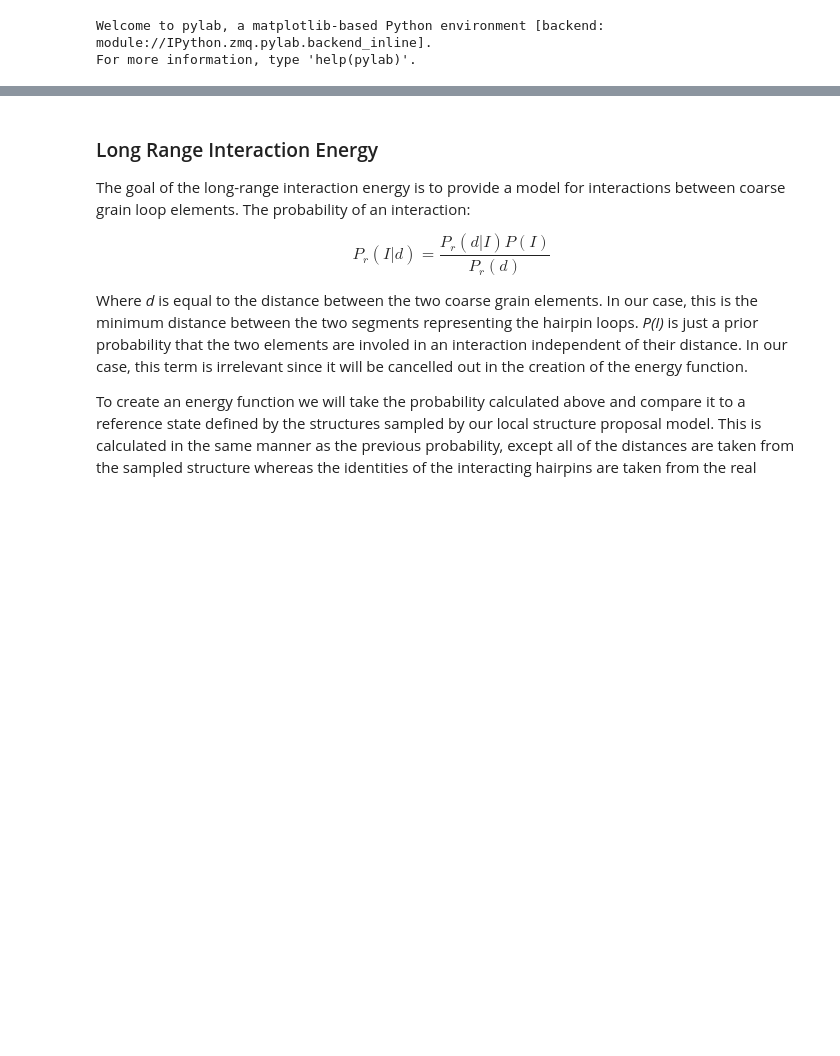
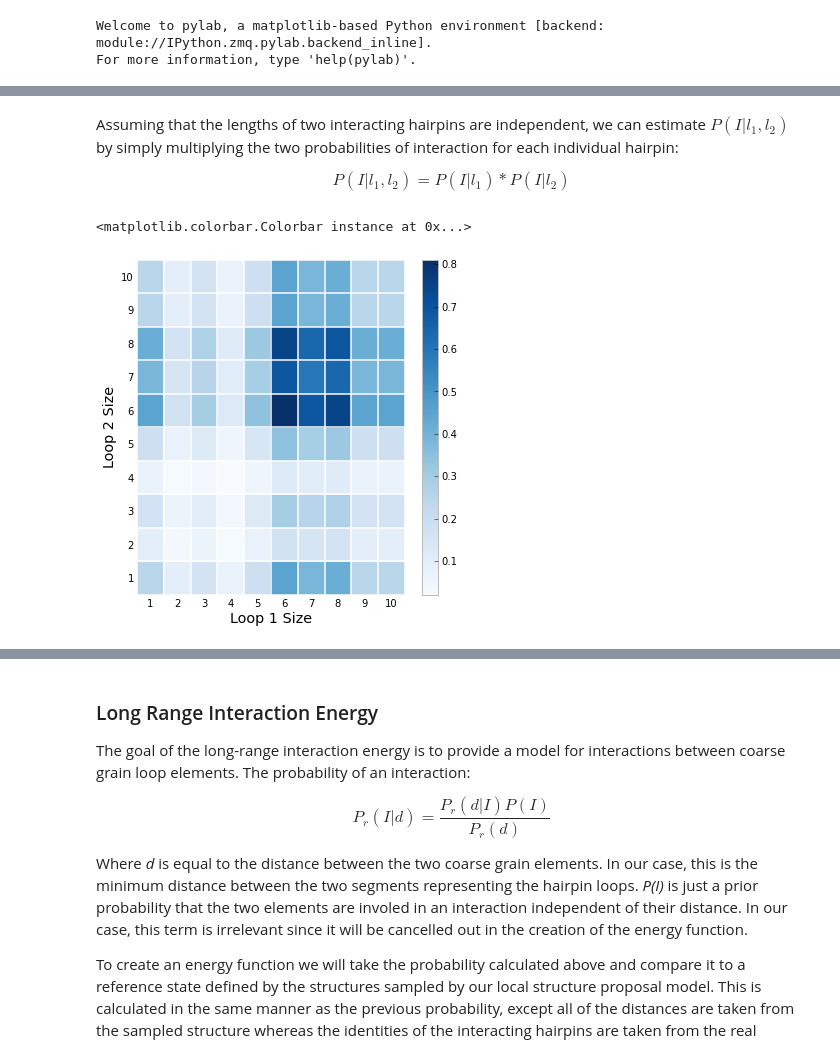
Before and after one commit to ViennaRNA/ernwin, a Jupyter notebook: ipy_notebook_ernwin.ipynb, the cells around one changed output, grey strips where cells are left out. Saved outputs shown, nothing was run; the diff lists cells and outputs as text; code cells hidden in the pictures; blank space fills up the shorter version.

```diff
--- a/ipy_notebook_ernwin.ipynb
+++ b/ipy_notebook_ernwin.ipynb
@@ -13,0 +34,8 @@ import corgy.utilities.debug as cud
+# %%
+# loop-loop interactions
+tl = t[np.logical_and(t['type1'] == 'h', t['type2'] == 'h')]
+tly = tl[tl['longrange'] == 'Y']
+tln = tl[tl['longrange'] == 'N']
+
+print len(tly.index), len(tln.index), len(t.index)
+tly.head()
@@ -13,0 +98,62 @@ import corgy.utilities.debug as cud
+# %% [markdown]
+Assuming that the lengths of two interacting hairpins are independent, we can estimate $P(I|l_1, l_2)$ by simply multiplying the two probabilities of interaction for each individual hairpin:
+
+$$P(I|l_1,l_2) = P(I|l_1) * P(I|l_2)$$
+# %%
+def get_p_i_given_l1_l2(p_i_given_l):
+    p_i_given_l1_l2 = dict()
+
+    for l1,l2 in it.product(p_l_given_i.keys(), repeat=2):
+        #print l1, l2
+        p_i_given_l1_l2[(l1,l2)] = p_i_given_l[l1] * p_i_given_l[l2]
+    #print p_i_given_l1_l2
+    return p_i_given_l1_l2
+
+p_i_given_l1_l2 = get_p_i_given_l1_l2(p_i_given_l)
+# %%
+@np.vectorize
+def calc_p_i_given_l1_l2(l1, l2):
+    return p_i_given_l1_l2[(l1, l2)]
+
+x = np.arange(1,12)
+y = np.arange(1,12)
+
+C = rand(len(x), len(y))
+X,Y = np.meshgrid(x, y)
+Z = calc_p_i_given_l1_l2(X, Y)
+
+figsize(6,6)
+fig, ax = plt.subplots()
+
+p = ax.pcolor(X,Y,Z.T, cmap=plt.cm.Blues)
+
+ax.set_frame_on(False)
+ax.set_xticks(x + 0.5, minor=False)
+ax.set_yticks(y + 0.5, minor=False)
+
+ax.set_xticklabels(x)
+ax.set_yticklabels(y)
+
+#ax.axis([x.min(), x.max(), y.min(), y.max()])
+ax.autoscale_view('tight')
+#ax.grid(color='w', linestyle='-', linewidth=1, which='major')
+
+for i in x:
+    ax.axvline(i, color='w', ls='-', lw=1.5)
+for i in y:
+    ax.axhline(i, color='w', ls='-', lw=1.5)
+
+for t in ax.xaxis.get_major_ticks():
+    t.tick1On = False
+    t.tick2On = False
+for t in ax.yaxis.get_major_ticks():
+    t.tick1On = False
+    t.tick2On = False
+
+ax.set_xlabel("Loop 1 Size")
+ax.set_ylabel("Loop 2 Size")
+plt.colorbar(p)
+#ax.set_title("Probability of Interaction Between Two Loops of a Certain Size")
+# %% [output]
+<matplotlib.colorbar.Colorbar instance at 0x...>
+[figure, added]
```
Also changed, not shown: parts of 19 cells of this notebook, 4 other files.
